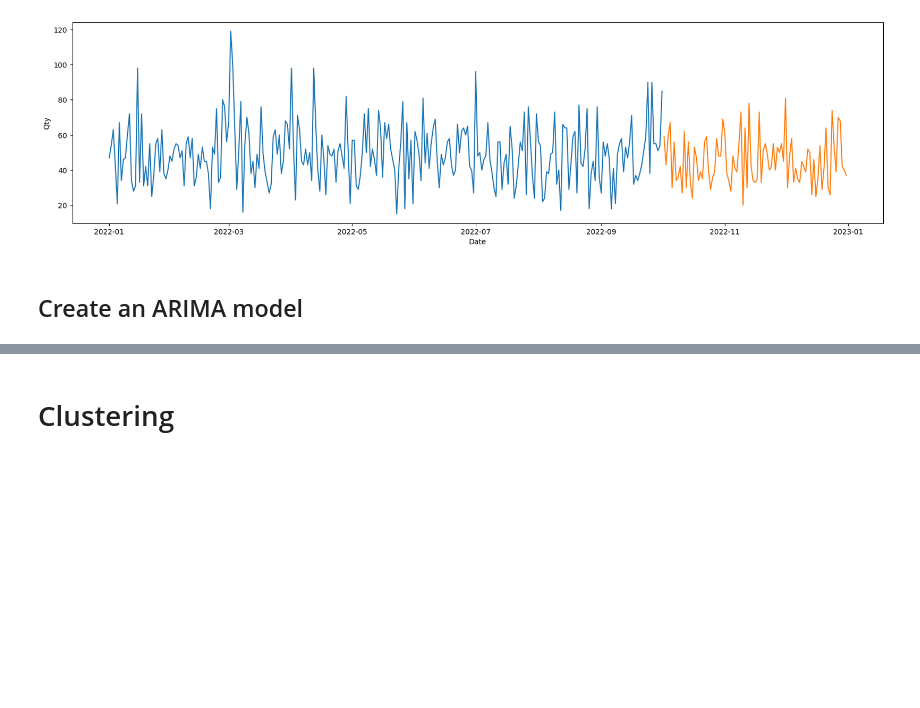
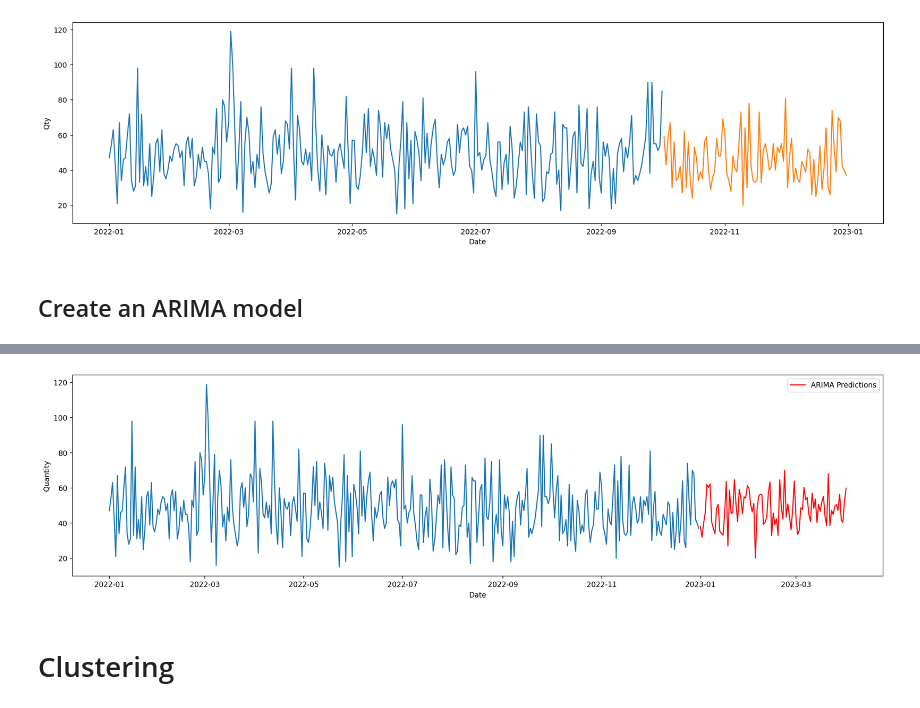
Before and after one commit to revitotan/kalbe, a Jupyter notebook: Machine Learning/kalbe_ml.ipynb, the cells around one changed output, grey strips where cells are left out. Cells and saved outputs as stored; diff of their text form; code cells hidden in the pictures; blank space fills up the shorter version.

```diff
--- a/Machine Learning/kalbe_ml.ipynb
+++ b/Machine Learning/kalbe_ml.ipynb
@@ -347,3 +355,27 @@ plt.legend();
+# %%
+df_final = df_regression.copy().set_index('Date')
+
+y_final = df_final['Qty']
+# %%
+final_model_arima = ARIMA(y_train, order = (90,1,0))
+final_model_arima = final_model_arima.fit( )
+# %%
+y_pred_final = arima_model.get_forecast(90)
+
+y_pred_final_df = y_pred.conf_int()
+y_pred_final_df['predictions'] = final_model_arima.predict(start=y_pred_final_df.index[0], end=y_pred_final_df.index[-1])
+y_pred_final_df.index = pd.date_range(start='01-01-2023', periods=91)
+y_pred_final_out = y_pred_final_df['predictions']
+# %%
+plt.figure(figsize=(20,5), dpi=200)
+plt.plot(y_final)
+plt.plot(y_pred_final_out, color='red', label='ARIMA Predictions')
+
+plt.ylabel('Quantity')
+plt.xlabel('Date')
+plt.legend();
+# %% [output]
+[figure, added]
 # %% [markdown]
 # Clustering
 # %% [markdown]
```
Also changed, not shown: parts of 11 cells of this notebook, 1 other file.
